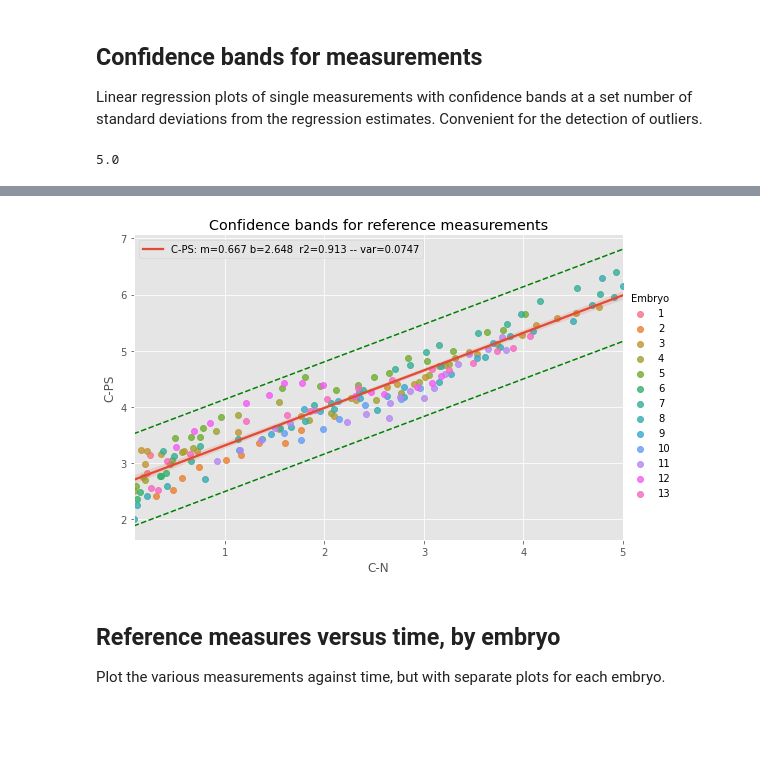
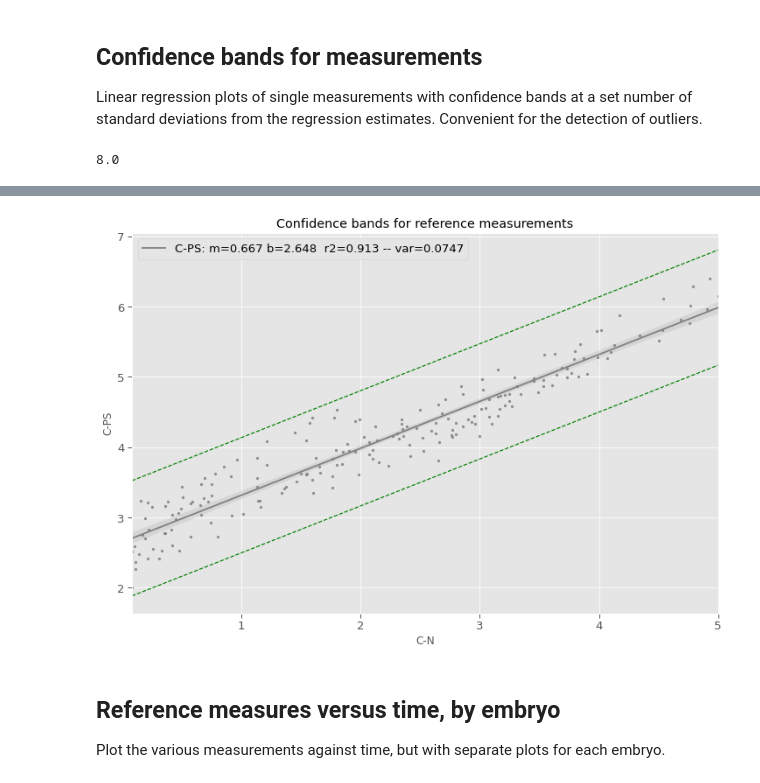
Before and after one commit to pjmartel/ChEEQ_tool, a Jupyter notebook: embryo_tool.ipynb, the cells around one changed output, grey strips where cells are left out. Drawn from its saved outputs; the diff is of its cells as text; code cells hidden in the pictures; blank space fills up the shorter version.

Commit message:
Merging plots. In progress.

```diff
--- a/embryo_tool.ipynb
+++ b/embryo_tool.ipynb
@@ -127,8 +134,8 @@ def clean_data(df):
   return df
 
 ##
-def regplot_with_bands(ax, x_var, y_var, data, sigma=3.0,
-                       scatter=True, limits=False,lb_prefix=""):
+def regplot_with_bands(ax, x_var, y_var, data, sigma=3.0,color=None,
+                       scatter=True, limits=False,lb_prefix="", **kwargs):
 
   from seaborn import regplot
   from scipy.stats import linregress
@@ -154,7 +161,7 @@ def regplot_with_bands(ax, x_var, y_var, data, sigma=3.0,
   if limits:
     ax.set_xlim(min(x),max(x))
   regplot(x=x_var, y=y_var, data=data_clean, label=label,
-          scatter=scatter, ax=ax)
+          color=color, scatter=scatter, ax=ax, **kwargs)
   return label, m, b, r, yy_var
 
 def export_button(fig, name):
@@ -363,7 +370,7 @@ export_button(fig,"linear_confidence.pdf")
 
 regression_lines  = 'Yes' #@param ['Yes', 'No']
 fit_reg = regression_lines == 'Yes'
-measure = 'C-PS' #@param ['all', 'C-pPL', 'C-PS', 'C-N', 'N-pPL', 'PS', 'PSM', 'C-Seg', 'Seg', 'C-HF']
+measure = 'all' #@param ['all', 'C-pPL', 'C-PS', 'C-N', 'N-pPL', 'PS', 'PSM', 'C-Seg', 'Seg', 'C-HF']
 measures = all_measures if measure == 'all' else [measure]
 color_by_embryo = "No" #@param ['No', 'Yes']
 color_by_embryo = (color_by_embryo == "Yes" and not measure == 'all')
@@ -462,36 +469,42 @@ Linear regression plots of single measurements with confidence bands at a set nu
 # %%
 #@title  {run: "auto"}
 # Reference experiment, colored by embryo
 
 x_measure = 'C-N' #@param ['C-N','C-HF', 'TimePoint']
 y_measure = 'C-PS' #@param ['C-pPL', 'C-PS', 'C-N', 'N-pPL', 'PS', 'PSM', 'C-Seg', 'Seg', 'C-HF']
 sigma = '3' #@param ['1', '2', '3', '4']
-color_by_embryo = "yes" #@param ['no','yes']
+color_by_embryo = "no" #@param ['no','yes']
 color_by_embryo = color_by_embryo == "yes"
 sigma = float(sigma) # confidence level
 
 legend = color_by_embryo
 scatter = not legend
 
-g = sb.lmplot(x=x_measure,y=y_measure,aspect=1.5, data=data_ref,
+if color_by_embryo:
+  g = sb.lmplot(x=x_measure,y=y_measure,aspect=1.5, data=data_ref,
               hue='Embryo', legend=legend, fit_reg=False)
-fig = plt.gcf()
+  fig = plt.gcf()
+  ax = g.ax
+else:
+  fig, ax = plt.subplots(figsize=(12,8))
+
+
 display(fig.get_figheight())
 #fig.set_figheight(7)
 export_button(fig, "confidence_bands.pdf")
 #g.ax.set_title(f"Reference experiment: {sigma} $\sigma$ confidence band")
 fig.set_facecolor("white")
-label, _, _, _, _ = regplot_with_bands(ax=g.ax, x_var=x_measure,
+label, _, _, _, _ = regplot_with_bands(ax=ax, x_var=x_measure,
                                        y_var=y_measure, limits=True,
                                        data=data_ref, sigma=sigma,
-                                       scatter=scatter)
-g.ax.legend(['_', '_',label])
+                                       scatter=scatter,color="gray",scatter_kws={'s':5})
+ax.legend(['_', '_',label])
 
-_ = g.ax.set_title("Confidence bands for reference measurements")
+_ = ax.set_title("Confidence bands for reference measurements")
 # %% [output]
-5.0
+8.0
 [interactive output not drawn]
-[figure, old version]
+[figure, new version]
 # %% [markdown]
 ## Reference measures versus time, by embryo
 Plot the various measurements against time, but with separate plots for each embryo.
```
Also changed, not shown: parts of 14 cells of this notebook.
